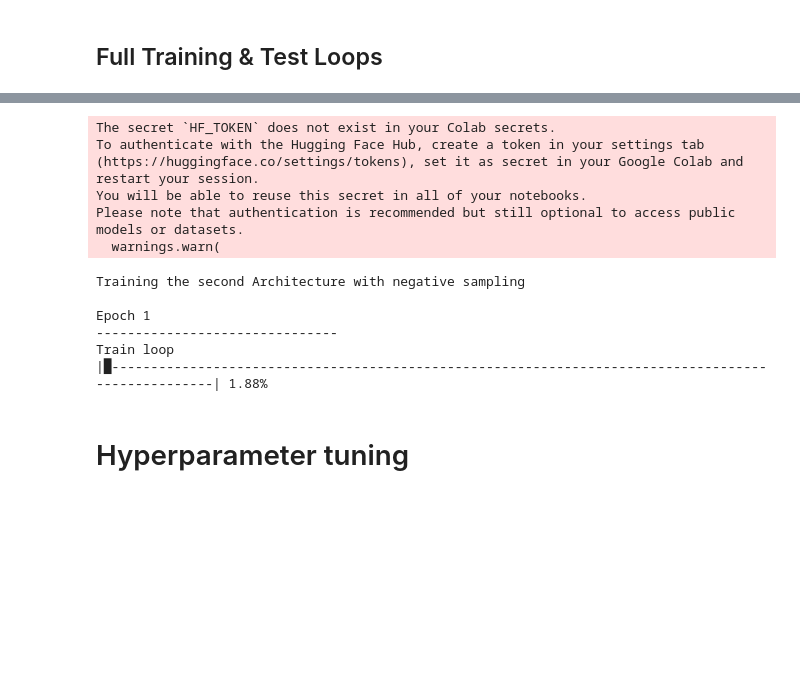
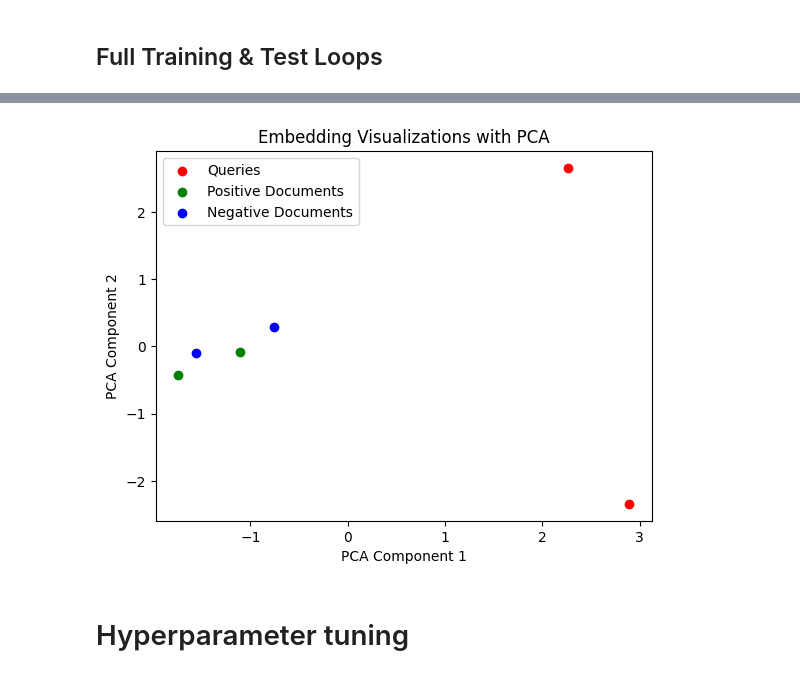
Before and after one commit to felixmoitzi/air-project, a Jupyter notebook: air_projekt.ipynb, the cells around one changed output, grey strips where cells are left out. Cells and saved outputs as stored; diff of their text form; code cells hidden in the pictures; blank space fills up the shorter version.

```diff
--- a/air_projekt.ipynb
+++ b/air_projekt.ipynb
@@ -595,5 +595,5 @@ epochs = 4
 learning_rate = 0.01
 batch_size = 1
 
-model_name = "bert-base-cased"
-#model_name = "distilbert-base-uncased"
+#model_name = "bert-base-cased"
+model_name = "distilbert-base-uncased"
@@ -642,0 +677,14 @@ KeyboardInterrupt:
+# %%
+torch.cuda.empty_cache()
+
+query_encoder_ns = 0
+document_encoder_ns = 0
+query_encoder_ns = DistilBertEncoder(model_name)
+document_encoder_ns = DistilBertEncoder(model_name)
+
+combined_parameters_ns = list(query_encoder_ns.parameters()) +  list(document_encoder_ns.parameters())
+optimizer_negative_sampling = torch.optim.Adam(combined_parameters_ns, lr=learning_rate)
+
+cranfield_dataloader = DataLoader(cranfield_dataset_pos_neg, batch_size=batch_size, shuffle=True)
+cranfield_dataloader_eval = DataLoader(cranfield_dataset_pos_neg_eval, batch_size=batch_size, shuffle=True)
+cranfield_dataloader_test = DataLoader(cranfield_dataset_pos_neg_test, batch_size=batch_size, shuffle=True)
@@ -643,18 +747,28 @@ KeyboardInterrupt:
+# %%
+# for plot
+
+
+pca = PCA(n_components=2)
+all_embeddings = np.concatenate([np.concatenate(query_embeddings),np.concatenate(pos_doc_embeddings),np.concatenate(neg_doc_embeddings)])
+pca.fit(all_embeddings)
+
+queries_2d = pca.transform(np.concatenate(query_embeddings))
+pos_docs_2d = pca.transform(np.concatenate(pos_doc_embeddings))
+neg_docs_2d = pca.transform(np.concatenate(neg_doc_embeddings))
+
+# Plotting
+plt.scatter(queries_2d[:, 0], queries_2d[:, 1], color='red', label='Queries')
+plt.scatter(pos_docs_2d[:, 0], pos_docs_2d[:, 1], color='green', label='Positive Documents')
+plt.scatter(neg_docs_2d[:, 0], neg_docs_2d[:, 1], color='blue', label='Negative Documents')
+
+plt.xlabel('PCA Component 1')
+plt.ylabel('PCA Component 2')
+plt.title('Embedding Visualizations with PCA')
+plt.legend()
+plt.show()
+# %% [output]
+[figure, added]
 # %%
-torch.cuda.empty_cache()
-
-query_encoder_ns = 0
-document_encoder_ns = 0
-query_encoder_ns = BertEncoder(model_name)
-document_encoder_ns = BertEncoder(model_name)
-
-combined_parameters_ns = list(query_encoder_ns.parameters()) +  list(document_encoder_ns.parameters())
-optimizer_negative_sampling = torch.optim.Adam(combined_parameters_ns, lr=learning_rate)
-
-cranfield_dataloader = DataLoader(cranfield_dataset_pos_neg, batch_size=batch_size, shuffle=True)
-cranfield_dataloader_eval = DataLoader(cranfield_dataset_pos_neg_eval, batch_size=batch_size, shuffle=True)
-cranfield_dataloader_test = DataLoader(cranfield_dataset_pos_neg_test, batch_size=batch_size, shuffle=True)
-
 print("Training the second Architecture with negative sampling\n")
 
 query_encoder_ns.to(device)
@@ -670,16 +784,4 @@ test_neg(cranfield_dataloader_test, query_encoder_ns, document_encoder_ns,  trip
 query_encoder_ns.to('cpu')
 document_encoder_ns.to('cpu')
 torch.cuda.empty_cache()
-# %% [output]
-The secret `HF_TOKEN` does not exist in your Colab secrets.
-To authenticate with the Hugging Face Hub, create a token in your settings tab (https://huggingface.co/settings/tokens), set it as secret in your Google Colab and restart your session.
-You will be able to reuse this secret in all of your notebooks.
-Please note that authentication is recommended but still optional to access public models or datasets.
-  warnings.warn(
-Training the second Architecture with negative sampling
-
-Epoch 1
--------------------------------
-Train loop
-|█---------------------------------------------------------------------------------------------------| 1.88%
 # %%
```
Also changed, not shown: parts of 11 cells of this notebook.
